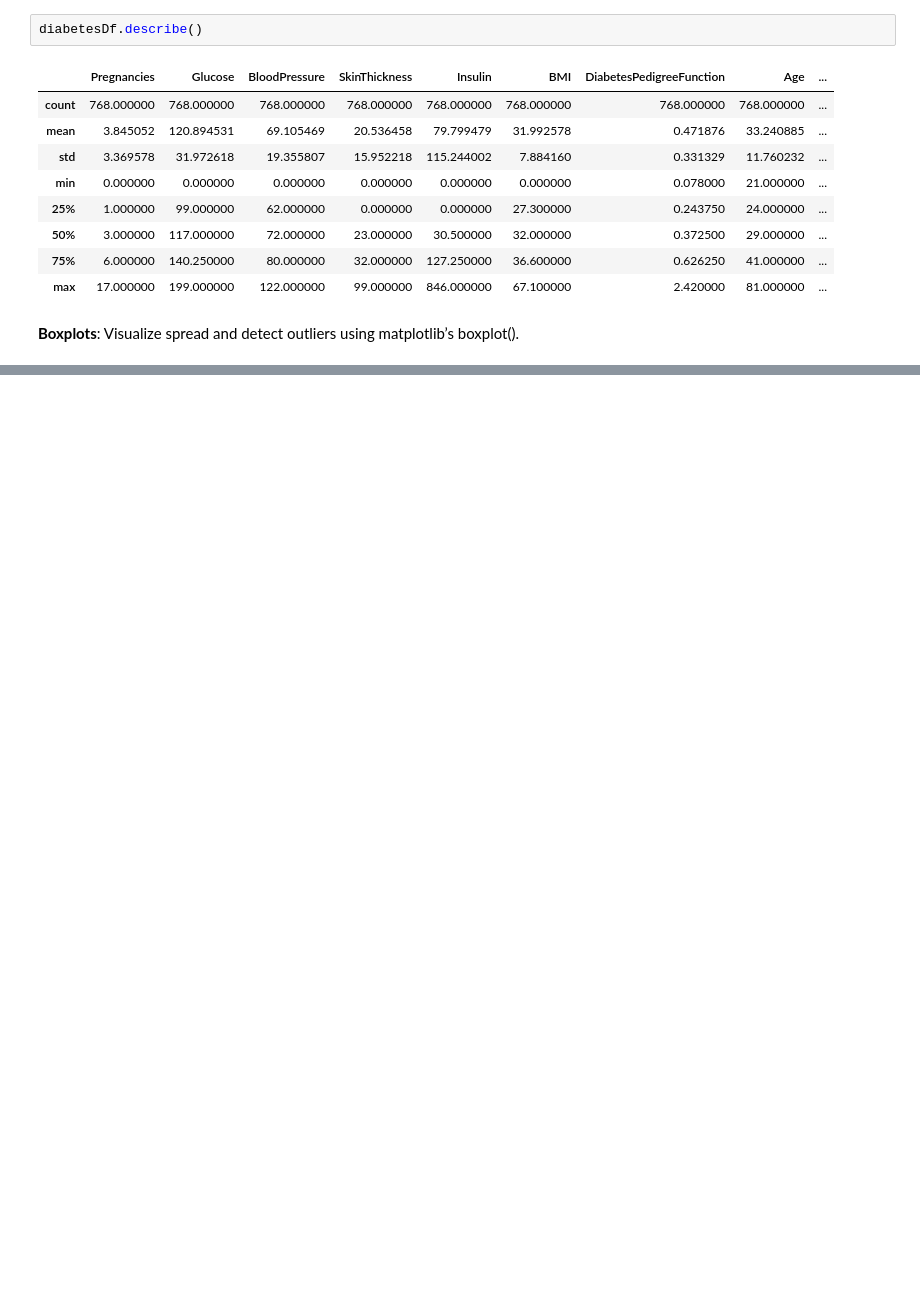
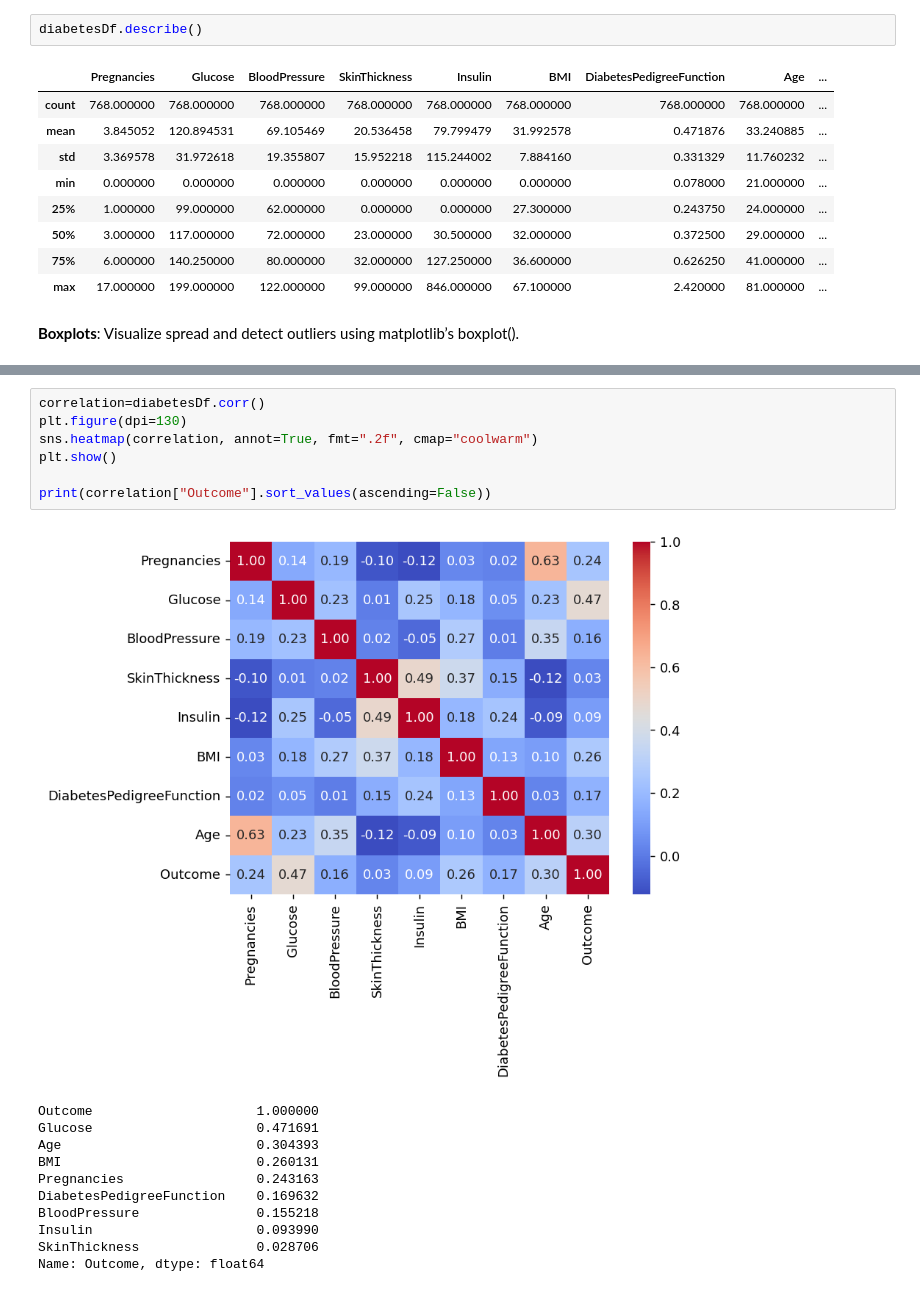
Before and after one commit to Jaimepelembe/Data_analyst_bootcamp_from_basics_to_advanced, a Jupyter notebook: S4_Data_Analysis/3.2.dataPreProcessing.ipynb, the cells around one changed output, grey strips where cells are left out. Saved outputs shown, nothing was run; the diff lists cells and outputs as text; blank space fills up the shorter version.

```diff
--- a/S4_Data_Analysis/3.2.dataPreProcessing.ipynb
+++ b/S4_Data_Analysis/3.2.dataPreProcessing.ipynb
@@ -97,0 +159,19 @@ plt.show()
+# %%
+correlation=diabetesDf.corr()
+plt.figure(dpi=130)
+sns.heatmap(correlation, annot=True, fmt=".2f", cmap="coolwarm")
+plt.show()
+
+print(correlation["Outcome"].sort_values(ascending=False))
+# %% [output]
+[figure, added]
+Outcome                     1.000000
+Glucose                     0.471691
+Age                         0.304393
+BMI                         0.260131
+Pregnancies                 0.243163
+DiabetesPedigreeFunction    0.169632
+BloodPressure               0.155218
+Insulin                     0.093990
+SkinThickness               0.028706
+Name: Outcome, dtype: float64
```
Also changed, not shown: parts of 22 cells of this notebook, 2 other files.
